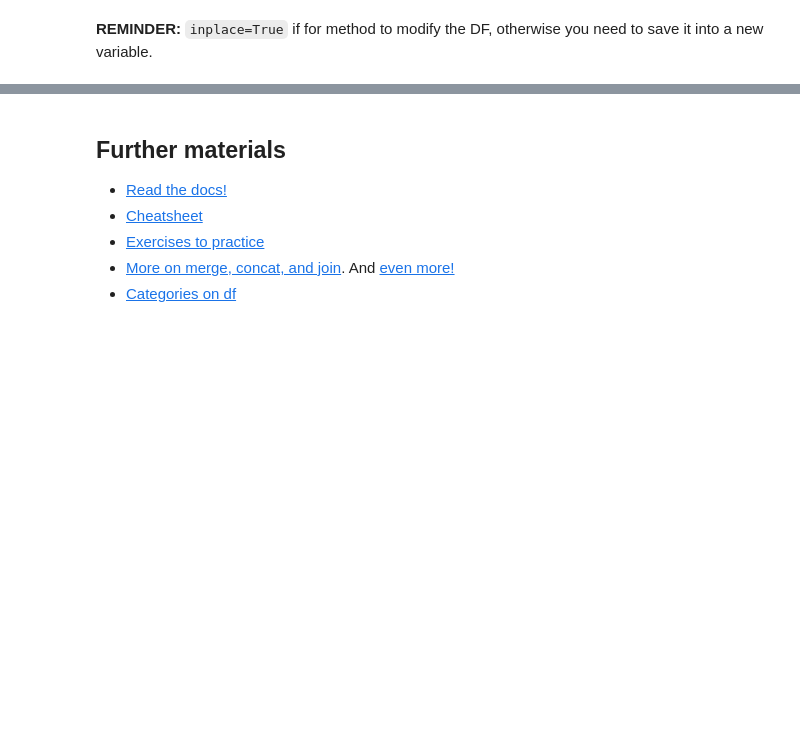
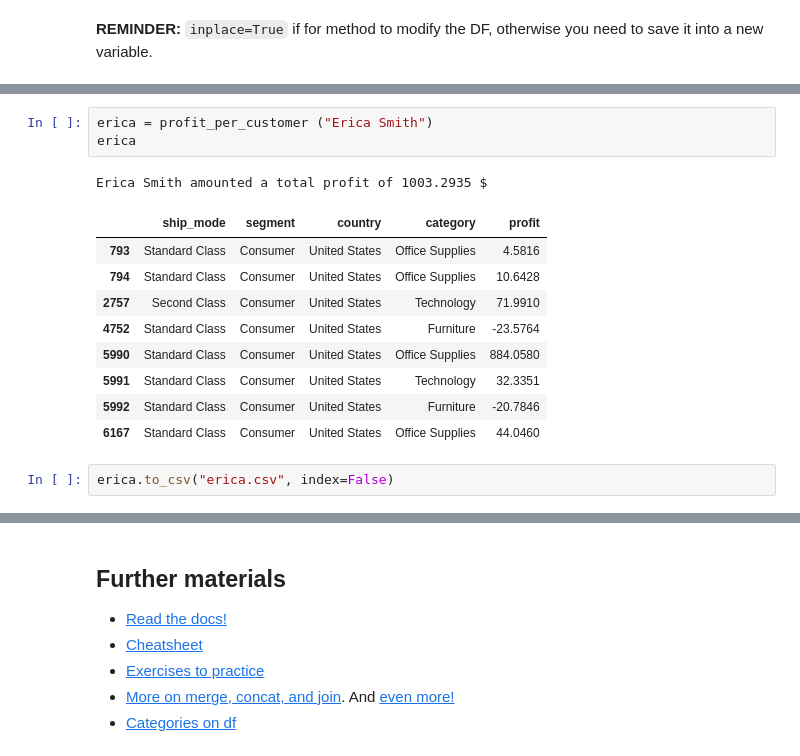
Before and after one commit to Ironhack-data-bcn-january-2024/lectures, a Jupyter notebook: week-2/3-Pandas II - Transformation.ipynb, the cells around one changed output, grey strips where cells are left out. Drawn from its saved outputs; the diff is of its cells as text; blank space fills up the shorter version.

```diff
--- a/week-2/3-Pandas II - Transformation.ipynb
+++ b/week-2/3-Pandas II - Transformation.ipynb
@@ -1540,0 +1550,16 @@ df.reset_index(inplace=True) # reset the index and overwrite
+# %%
+erica = profit_per_customer ("Erica Smith")
+erica
+# %% [output]
+Erica Smith amounted a total profit of 1003.2935 $
+|  | ship_mode | segment | country | category | profit |
+| 793 | Standard Class | Consumer | United States | Office Supplies | 4.5816 |
+| 794 | Standard Class | Consumer | United States | Office Supplies | 10.6428 |
+| 2757 | Second Class | Consumer | United States | Technology | 71.9910 |
+| 4752 | Standard Class | Consumer | United States | Furniture | -23.5764 |
+| 5990 | Standard Class | Consumer | United States | Office Supplies | 884.0580 |
+| 5991 | Standard Class | Consumer | United States | Technology | 32.3351 |
+| 5992 | Standard Class | Consumer | United States | Furniture | -20.7846 |
+| 6167 | Standard Class | Consumer | United States | Office Supplies | 44.0460 |
+# %%
+erica.to_csv("erica.csv", index=False)
```
Also changed, not shown: parts of 135 cells of this notebook, 2 other files.
